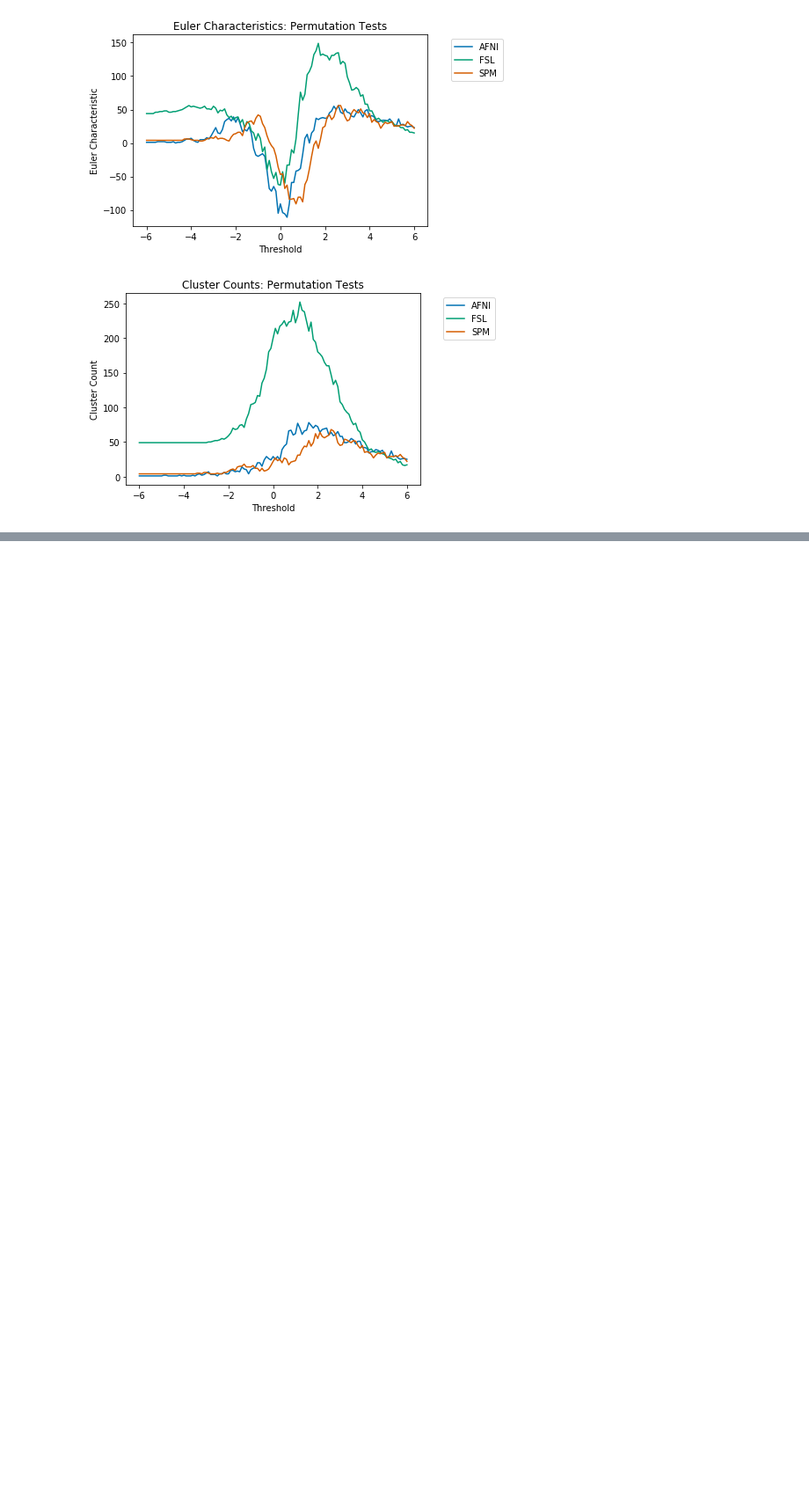
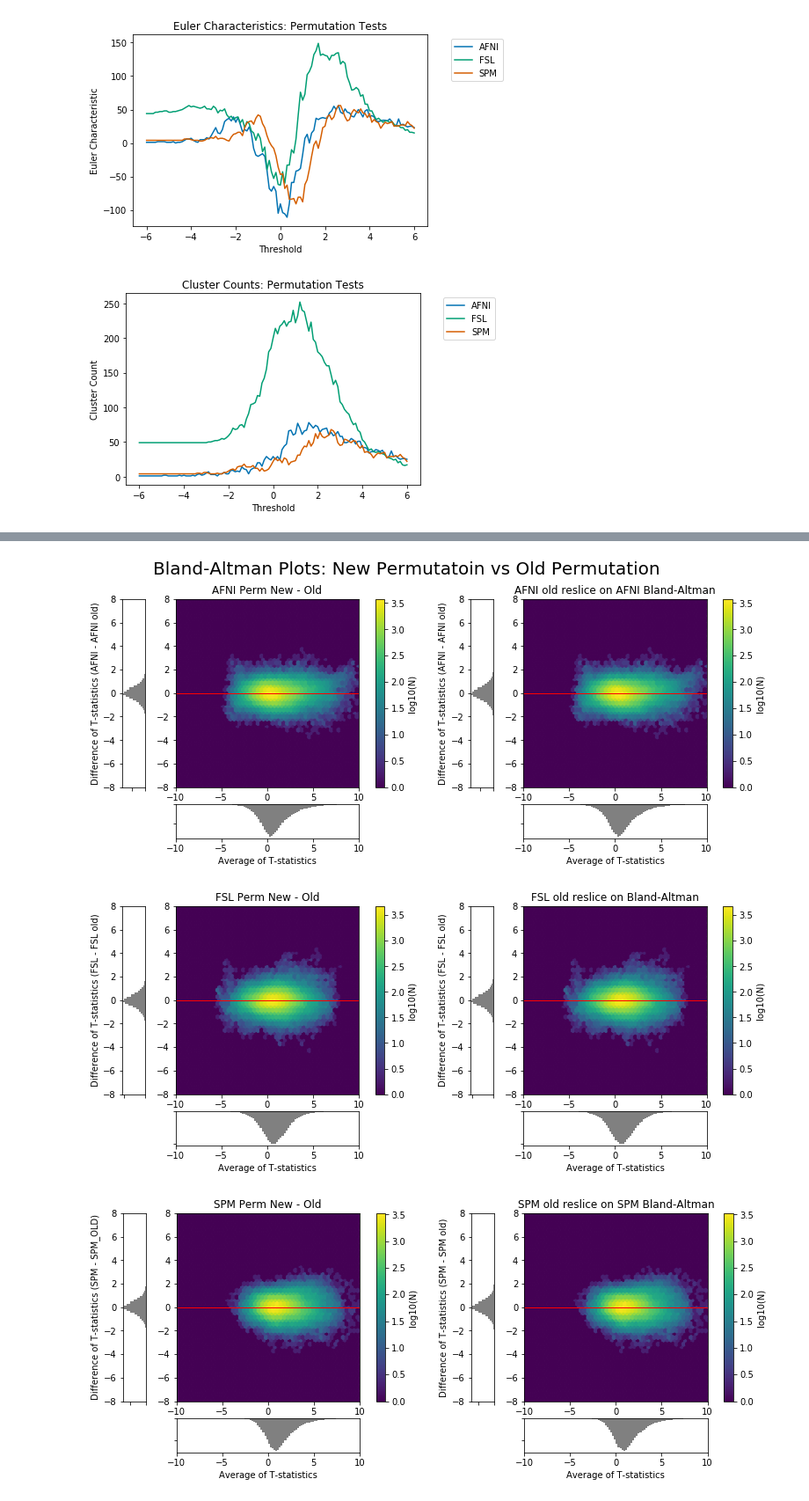
Before and after one commit to NISOx-BDI/SC2, a Jupyter notebook: figures/ds109_notebook.ipynb, the cells around one changed output, grey strips where cells are left out. Shown at 88% size. Cells and saved outputs as stored; diff of their text form; code cells hidden in the pictures; blank space fills up the shorter version.

```diff
--- a/figures/ds109_notebook.ipynb
+++ b/figures/ds109_notebook.ipynb
@@ -252,0 +365,8 @@ AFNI/FSL negative activation dice coefficient = 0.143089, 5, 0
+# %%
+bland_altman.bland_altman_old_comparison("Bland-Altman Plots: New Permutatoin vs Old Permutation", afni_perm_z, spm_perm,
+                            old_afni_perm_z, old_spm_perm, "AFNI Perm New - Old", "FSL Perm New - Old",
+                            "SPM Perm New - Old", fsl_perm, old_fsl_perm, num_subjects=num_subjects, study=study + '_perm')
+# %% [output]
+[figure, added]
+[figure, added]
+[figure, added]
```
Also changed, not shown: parts of 12 cells of this notebook, 2 other files.
